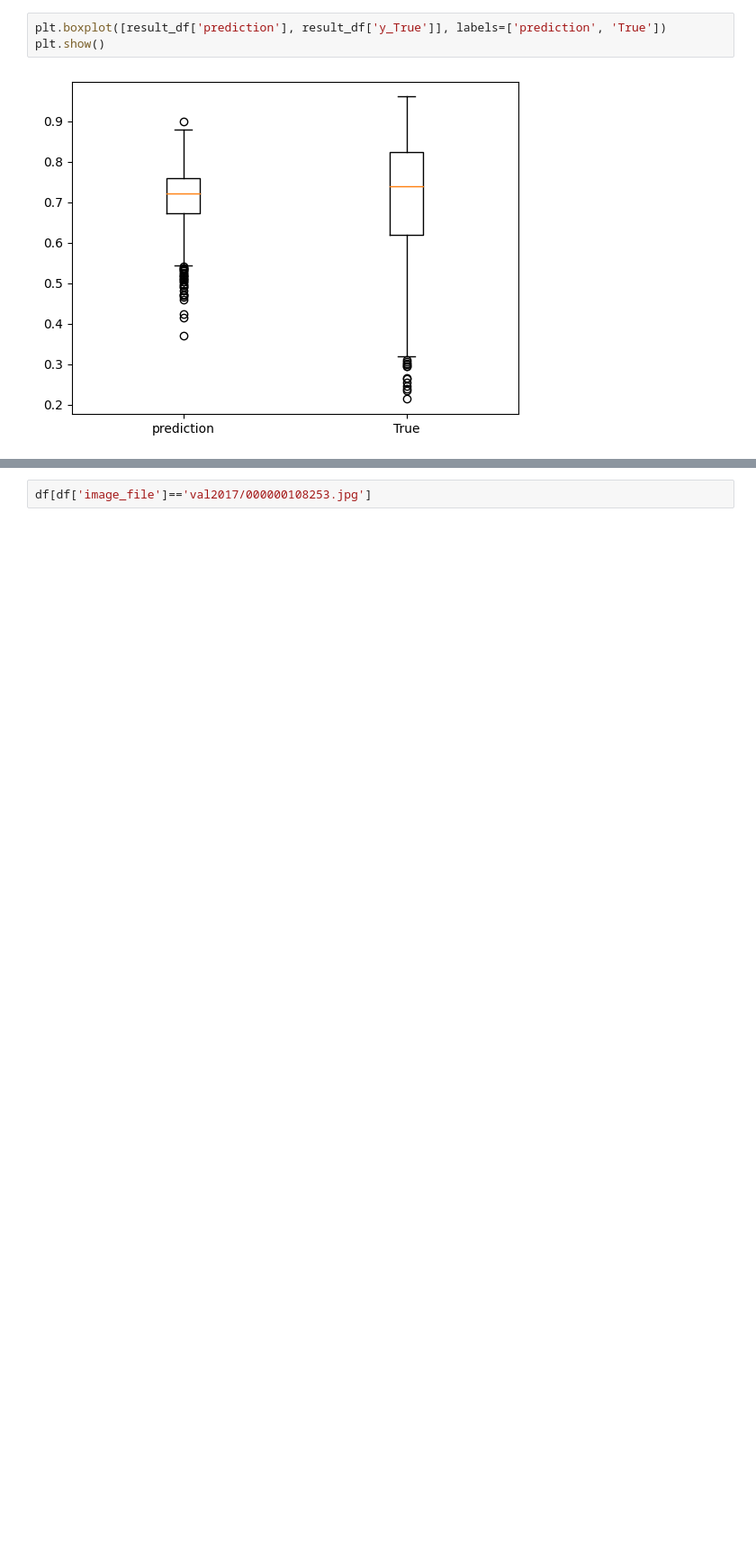
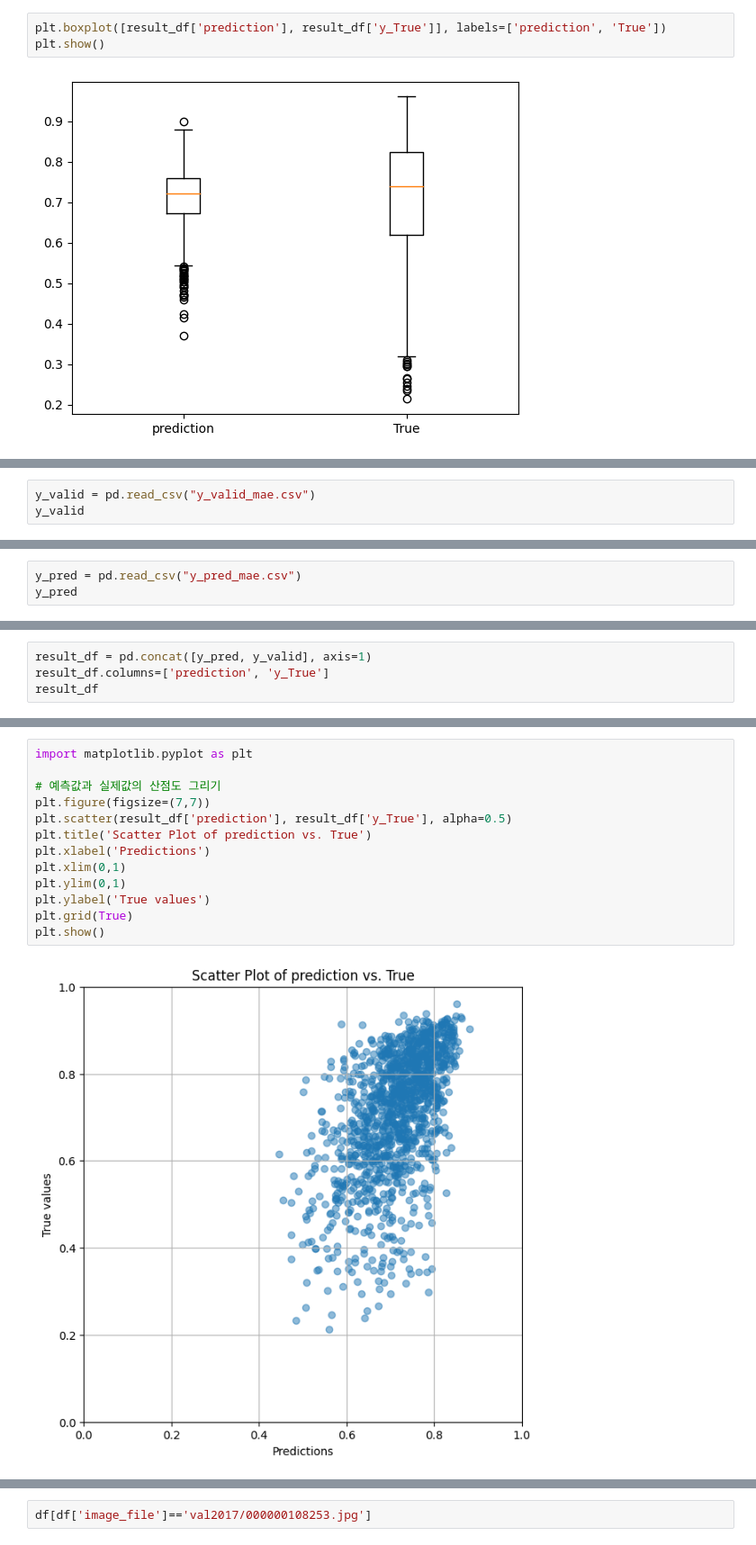
Before and after one commit to yuuhey/image_preprocessing, a Jupyter notebook: model_result_visual.ipynb, the cells around one changed output, grey strips where cells are left out. Shown at 90% size. Drawn from its saved outputs; the diff is of its cells as text; blank space fills up the shorter version.

```diff
--- a/model_result_visual.ipynb
+++ b/model_result_visual.ipynb
@@ -74,0 +77,3 @@ plt.show()
+# %%
+y_valid = pd.read_csv("y_valid_mae.csv")
+y_valid
@@ -74,0 +94,3 @@ plt.show()
+# %%
+y_pred = pd.read_csv("y_pred_mae.csv")
+y_pred
@@ -74,0 +111,4 @@ plt.show()
+# %%
+result_df = pd.concat([y_pred, y_valid], axis=1)
+result_df.columns=['prediction', 'y_True']
+result_df
@@ -74,0 +129,15 @@ plt.show()
+# %%
+import matplotlib.pyplot as plt
+
+# 예측값과 실제값의 산점도 그리기
+plt.figure(figsize=(7,7))
+plt.scatter(result_df['prediction'], result_df['y_True'], alpha=0.5)
+plt.title('Scatter Plot of prediction vs. True')
+plt.xlabel('Predictions')
+plt.xlim(0,1)
+plt.ylim(0,1)
+plt.ylabel('True values')
+plt.grid(True)
+plt.show()
+# %% [output]
+[figure, added]
```
Also changed, not shown: parts of 7 cells of this notebook, 3 other files.
